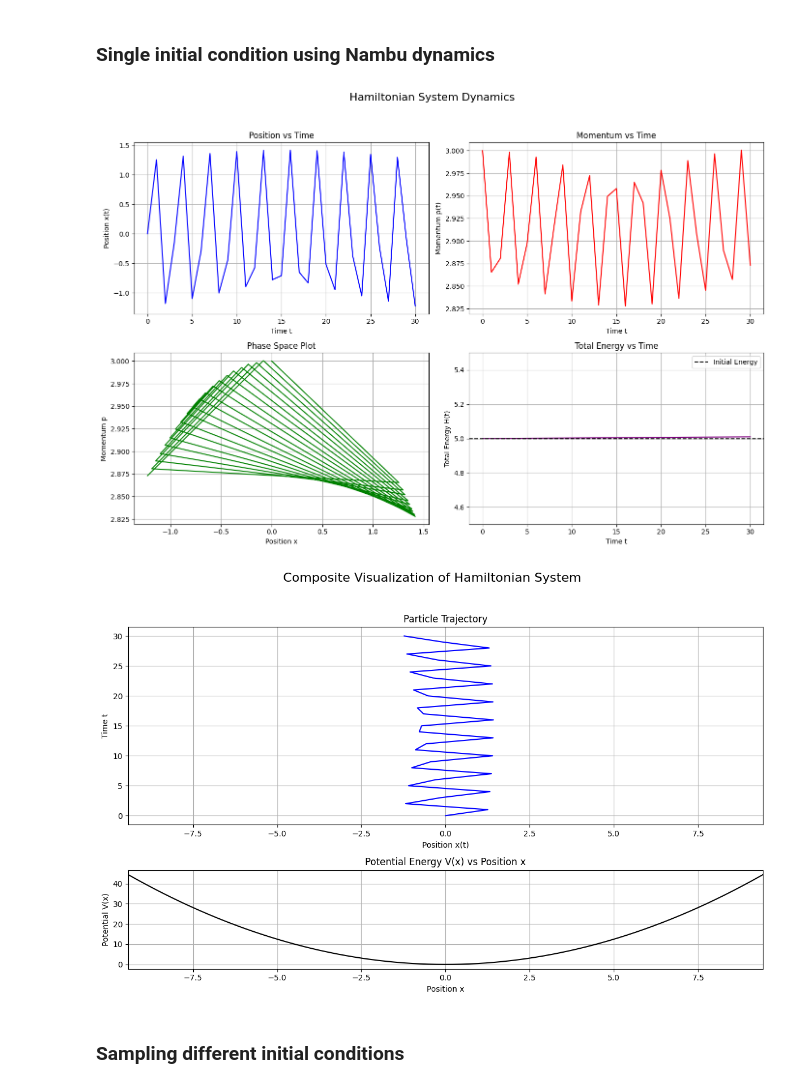
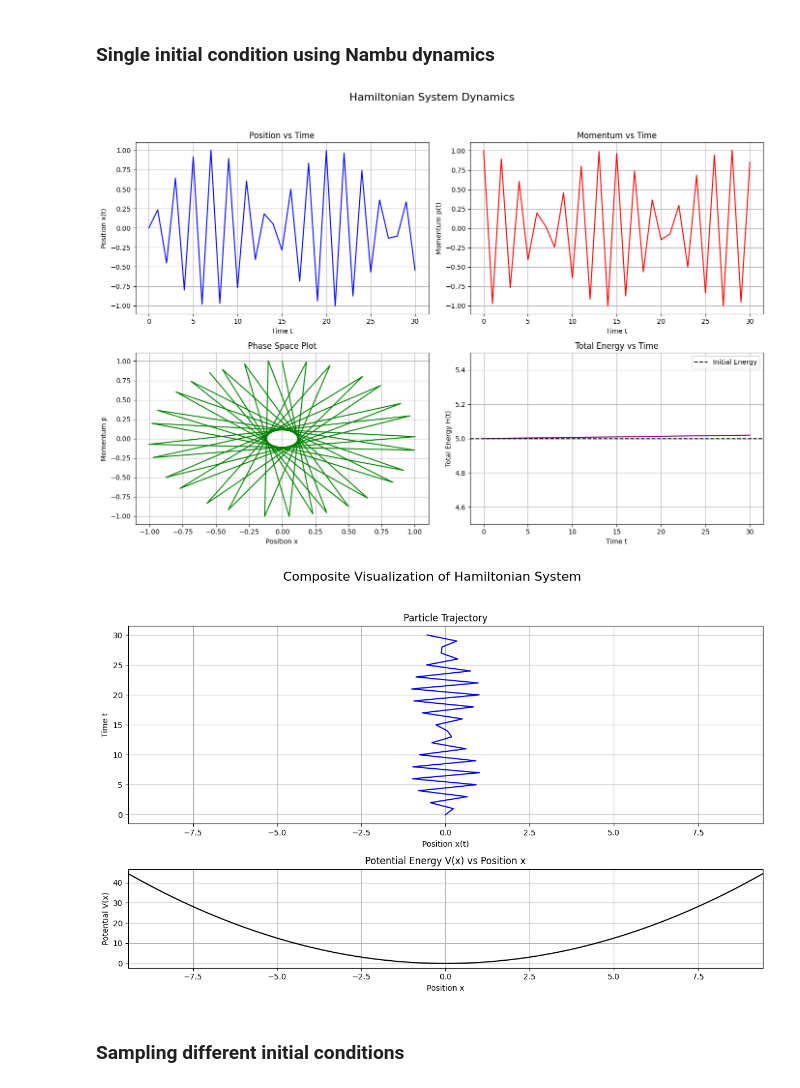
Before and after one commit to Greyyy-HJC/hmc_ft, a Jupyter notebook: harmonic_oscillator_Pmax.ipynb, the cells around one changed output. Saved outputs shown, nothing was run; the diff lists cells and outputs as text; code cells hidden in the pictures.

```diff
--- a/harmonic_oscillator_Pmax.ipynb
+++ b/harmonic_oscillator_Pmax.ipynb
@@ -12,13 +12,13 @@ from nambu_class import NambuSystem
 ### Single initial condition using Hamilton dynamics
 # %%
 # Define the parameters
-k = 1.0  # Spring constant
+k1 = 1.0  # Spring constant
 m = 1.0  # Mass
 t_max = 30.0  # Maximum time
 delta_t = 0.01  # Time step
 
 def p_dot(x, p):
-    return -k * x  # For a simple harmonic oscillator, dp/dt = -k x
+    return -k1 * x  # For a simple harmonic oscillator, dp/dt = -k x
 
 def x_dot(x, p):
     return p / m  # For a simple harmonic oscillator, dx/dt = p / m
@@ -27,7 +27,7 @@ def x_dot(x, p):
 hamilton_system = HamiltonSystem(p_dot, x_dot, t_max, delta_t)
 
 # Fixed initial condition
-x0, p0 = 0.0, 3.0
+x0, p0 = 0.0, 1.0
 
 # Simulate for the fixed initial condition
 t_array, x_array, p_array = hamilton_system.simulate(x0, p0)
@@ -36,8 +36,8 @@ t_array, x_array, p_array = hamilton_system.simulate(x0, p0)
 t_sampled, x_sampled, p_sampled = hamilton_system.sample_data(t_array, x_array, p_array)
 
 # Calculate energy
-energy_sampled = 0.5 * (p_sampled**2) / m + k * (x_sampled**2) / 2
-potential = lambda x: k * (x**2) / 2
+energy_sampled = 0.5 * (p_sampled**2) / m + k1 * (x_sampled**2) / 2
+potential = lambda x: k1 * (x**2) / 2
 
 # Plotting
 plotter = Plotter()
@@ -58,42 +58,42 @@ p_dot = dH/dr * dG/dx - dH/dx * dG/dr
 r_dot = dH/dx * dG/dp - dH/dp * dG/dx
 '''
 # Input settings
-k = 1.0  # Spring constant
+k2 = 2.0  # Spring constant
 m = 1.0  # Mass
 t_max = 30.0  # Maximum time for simulation
 delta_t = 0.0001  # Time step
 
 # Define the Nambu dynamics equations
 def x_dot(x, p, r):
     return p * r
 
 def p_dot(x, p, r):
-    return -(k / 2) * r * x
+    return -(k2 / 2) * r * x
 
 def r_dot(x, p, r):
-    return -(k / 2) * p * x
+    return -(k2 / 2) * p * x
 
 # Initial conditions
 x0 = 0.0
-p0 = 3.0
-r0 = 1.0
+p0 = 1.0
+r0 = 3.0
 
 nambu_system = NambuSystem(x_dot, p_dot, r_dot, t_max, delta_t)
 
 t_array, x_array, p_array, r_array = nambu_system.simulate(x0, p0, r0)
 
 t_sampled, x_sampled, p_sampled, r_sampled = nambu_system.sample_data(t_array, x_array, p_array, r_array)
 
 from plot_class import Plotter
-energy_sampled = 0.5 * (p_sampled**2) / m + 0.5 * (r_sampled**2) / m + k * (x_sampled**2) / 2
-potential = lambda x: k * (x**2) / 2
+energy_sampled = 0.5 * (p_sampled**2) / m + 0.5 * (r_sampled**2) / m + k2 * (x_sampled**2) / 2
+potential = lambda x: k1 * (x**2) / 2 # * think about use which potential
 
 plotter = Plotter()
 plotter.static_plots(t_sampled, x_sampled, p_sampled, energy_sampled)
 plotter.composite_plot(x_sampled, t_sampled, potential)
 # %% [output]
-[figure, old version]
+[figure, new version]
-[figure, old version]
+[figure, new version]
 # %% [markdown]
 ### Sampling different initial conditions
 # %%
```
Also changed, not shown: parts of 4 cells of this notebook, 4 other files.
